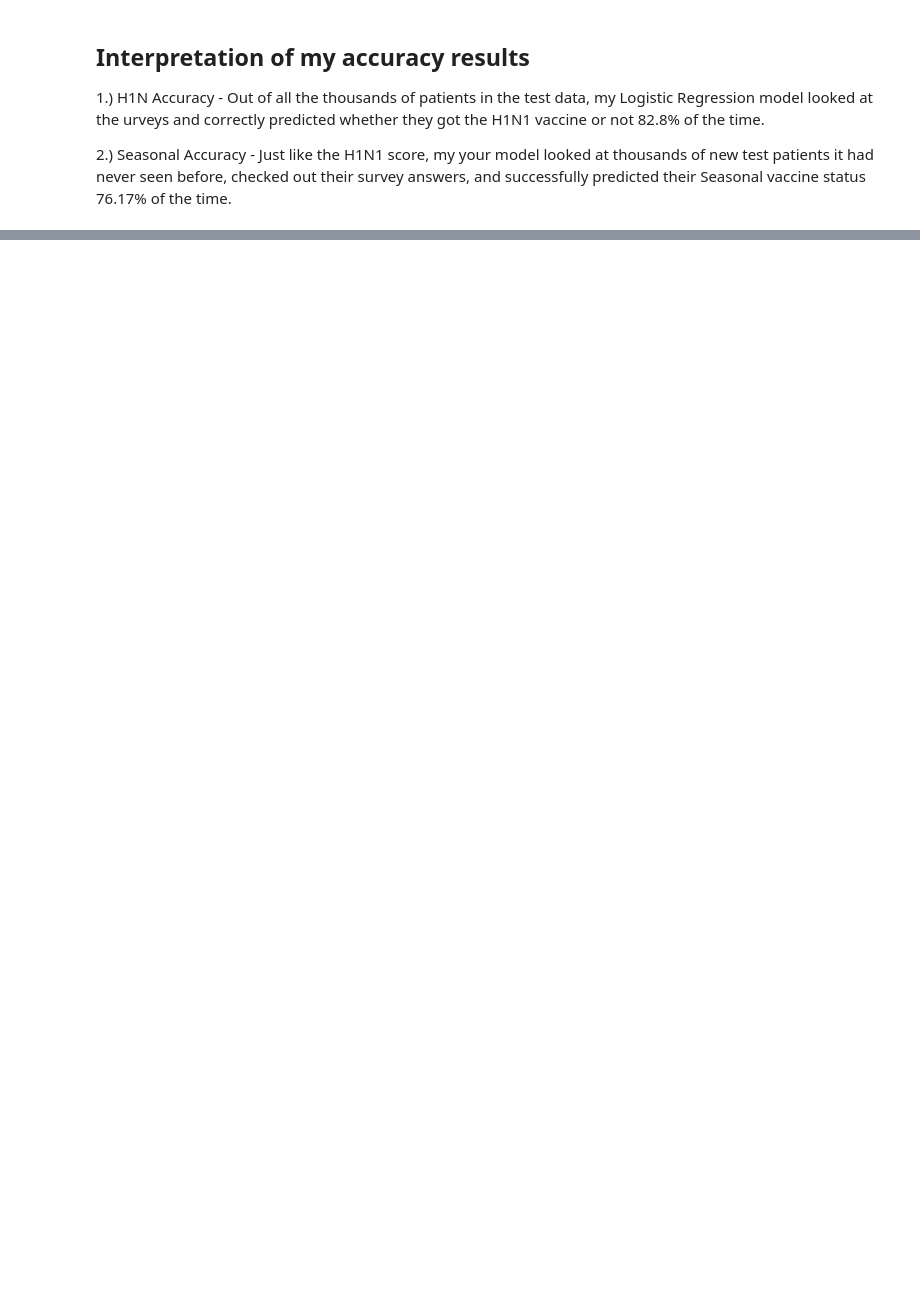
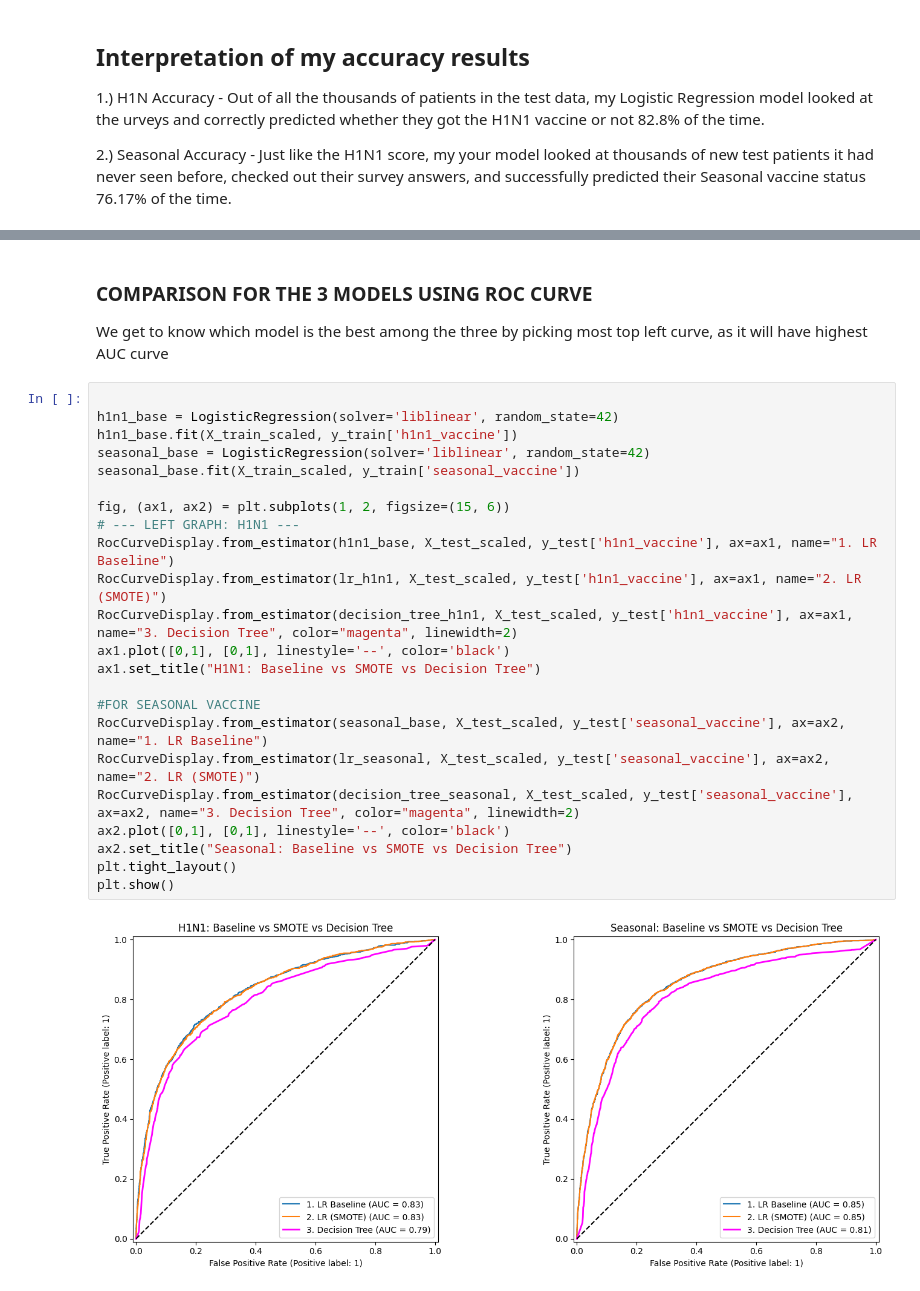
Before and after one commit to angelawachira-eng/H1N1_and_Seasonal_Flu_Vaccines---ML_Project, a Jupyter notebook: Vaccines_prediction_analysis.ipynb, the cells around one changed output, grey strips where cells are left out. Drawn from its saved outputs; the diff is of its cells as text; blank space fills up the shorter version.

```diff
--- a/Vaccines_prediction_analysis.ipynb
+++ b/Vaccines_prediction_analysis.ipynb
@@ -774,0 +1253,29 @@ Name: proportion, dtype: float64
+# %% [markdown]
+### COMPARISON FOR THE 3 MODELS USING ROC CURVE
+
+We get to know which model is the best among the three by picking most top left curve, as it will have highest AUC curve
+# %%
+
+h1n1_base = LogisticRegression(solver='liblinear', random_state=42)
+h1n1_base.fit(X_train_scaled, y_train['h1n1_vaccine'])
+seasonal_base = LogisticRegression(solver='liblinear', random_state=42)
+seasonal_base.fit(X_train_scaled, y_train['seasonal_vaccine'])
+
+fig, (ax1, ax2) = plt.subplots(1, 2, figsize=(15, 6))
+# --- LEFT GRAPH: H1N1 ---
+RocCurveDisplay.from_estimator(h1n1_base, X_test_scaled, y_test['h1n1_vaccine'], ax=ax1, name="1. LR Baseline")
+RocCurveDisplay.from_estimator(lr_h1n1, X_test_scaled, y_test['h1n1_vaccine'], ax=ax1, name="2. LR (SMOTE)")
+RocCurveDisplay.from_estimator(decision_tree_h1n1, X_test_scaled, y_test['h1n1_vaccine'], ax=ax1, name="3. Decision Tree", color="magenta", linewidth=2)
+ax1.plot([0,1], [0,1], linestyle='--', color='black')
+ax1.set_title("H1N1: Baseline vs SMOTE vs Decision Tree")
+
+#FOR SEASONAL VACCINE
+RocCurveDisplay.from_estimator(seasonal_base, X_test_scaled, y_test['seasonal_vaccine'], ax=ax2, name="1. LR Baseline")
+RocCurveDisplay.from_estimator(lr_seasonal, X_test_scaled, y_test['seasonal_vaccine'], ax=ax2, name="2. LR (SMOTE)")
+RocCurveDisplay.from_estimator(decision_tree_seasonal, X_test_scaled, y_test['seasonal_vaccine'], ax=ax2, name="3. Decision Tree", color="magenta", linewidth=2)
+ax2.plot([0,1], [0,1], linestyle='--', color='black')
+ax2.set_title("Seasonal: Baseline vs SMOTE vs Decision Tree")
+plt.tight_layout()
+plt.show()
+# %% [output]
+[figure, added]
```
Also changed, not shown: parts of 104 cells of this notebook, 9 other files.
